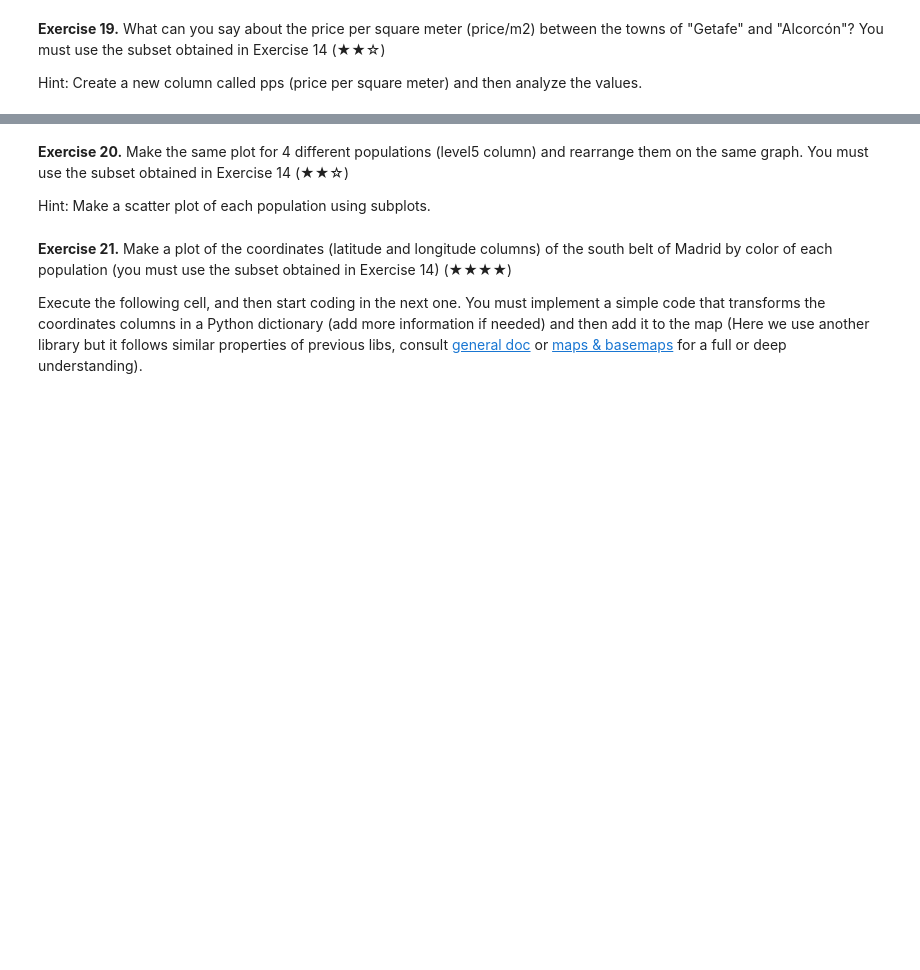
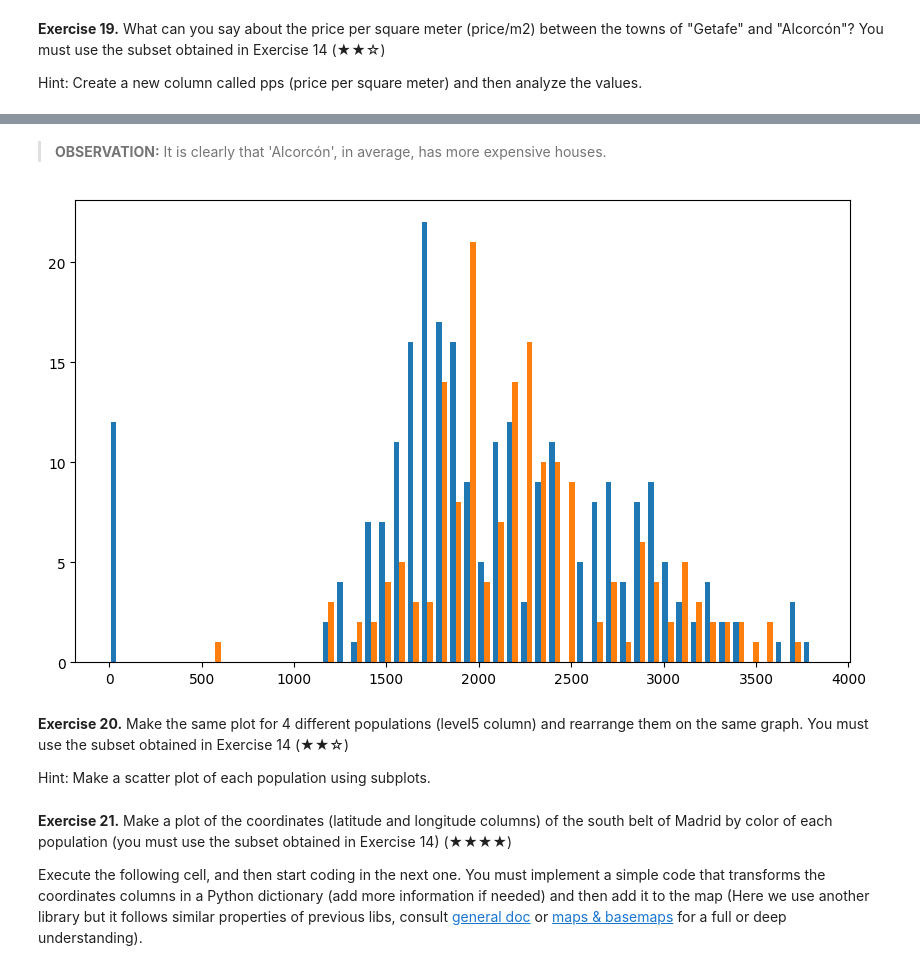
Before and after one commit to Caavlier/Proyect-RealState, a Jupyter notebook: Real_Estate_Clean_Up_Project_0.ipynb, the cells around one changed output, grey strips where cells are left out. Drawn from its saved outputs; the diff is of its cells as text; code cells hidden in the pictures; blank space fills up the shorter version.

```diff
--- a/Real_Estate_Clean_Up_Project_0.ipynb
+++ b/Real_Estate_Clean_Up_Project_0.ipynb
@@ -801,3 +812,16 @@ plt.show()
 **Exercise 19.** What can you say about the price per square meter (price/m2) between the towns of "Getafe" and "Alcorcón"? You must use the subset obtained in Exercise 14 (★★☆)
 
 Hint: Create a new column called pps (price per square meter) and then analyze the values.
+# %%
+populations = ['Getafe', 'Alcorcón']
+pps_average = {} # Dictionary
+pps = [] # List for DataFrames
+
+for i in populations:
+  population = south_belt.loc[south_belt['level5'] == i, ['level5', 'price', 'surface']] # df with only three columns
+  population['price_per_m2'] = population['price'] / population['surface']  # Adding new column
+  pps_average[i] = population['price_per_m2'].mean()
+  pps.append(population) # Save a DataFrame for each population to a list
+
+print(f"Populations: \n{pps[0]} \n{pps[1]}")
+pd.DataFrame({'average price per m2': pps_average})
@@ -804,3 +849,16 @@ Hint: Create a new column called pps (price per square meter) and then analyze t
+# %% [markdown]
+> **OBSERVATION:** It is clearly that 'Alcorcón', in average, has more expensive houses.
+# %%
+# DataFrames for 'Getafe' and 'Alcorcón'
+Get = pps[0]
+Alc = pps[1]
+
+data = [Get['price_per_m2'], Alc['price_per_m2']]
+plt.figure(figsize=(10,6))
+plt.hist(data, bins=50)
+plt.show()
+# %% [output]
+[figure, added]
 # %% [markdown]
 **Exercise 20.** Make the same plot for 4 different populations (level5 column) and rearrange them on the same graph. You must use the subset obtained in Exercise 14 (★★☆)
 
```
Also changed, not shown: parts of 4 cells of this notebook.
